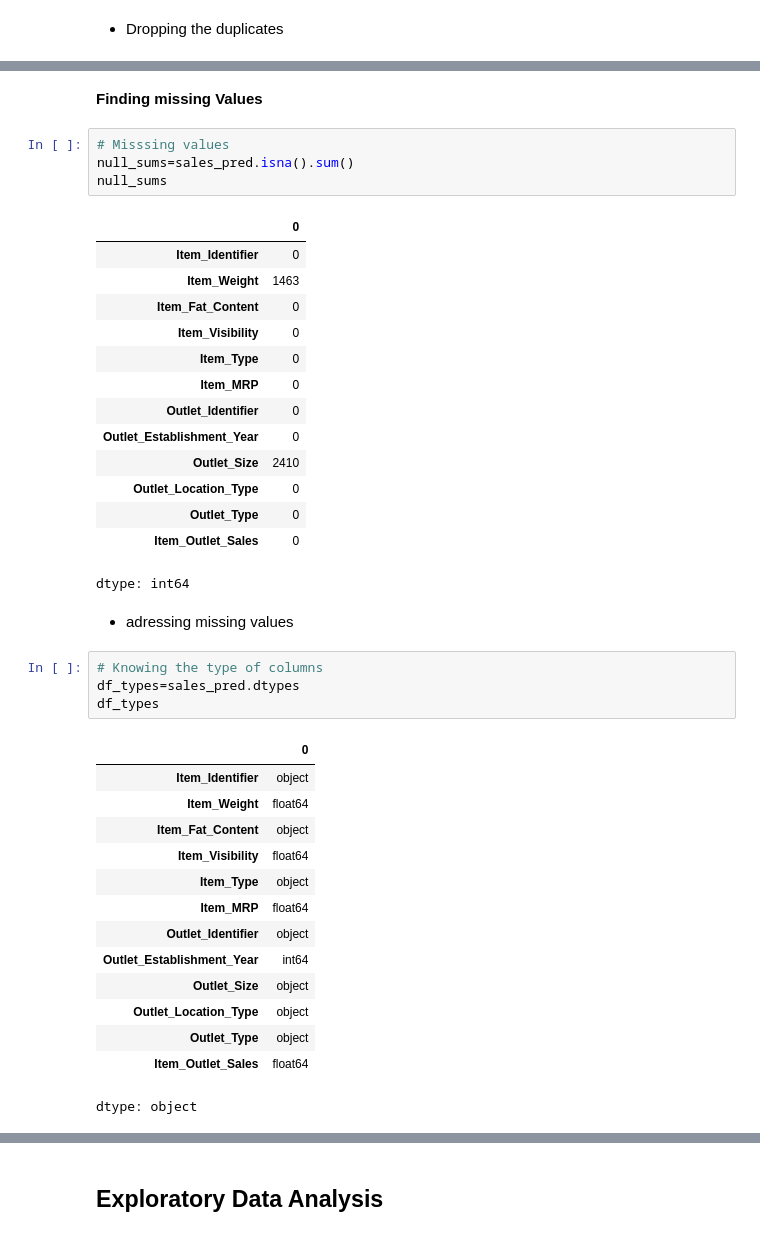
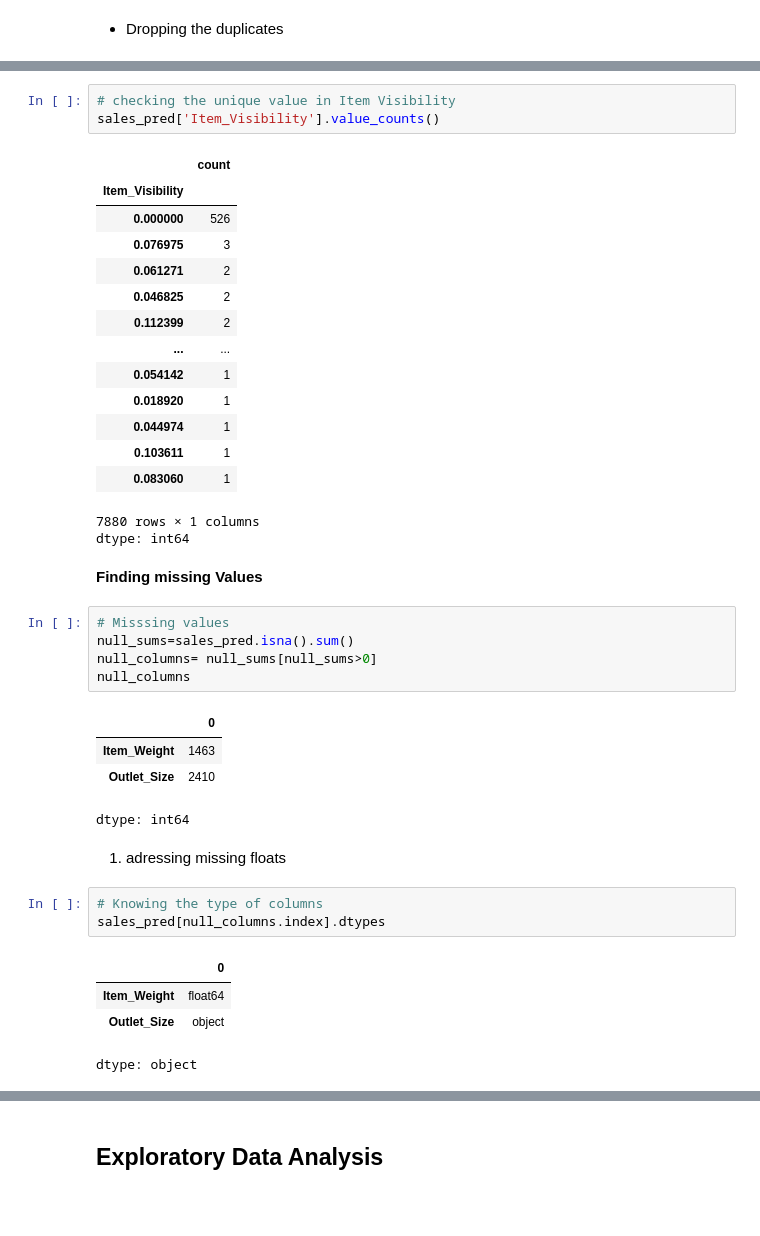
Before and after one commit to Khalil-Salama/Prediction-of-Product-Sales, a Jupyter notebook: Prediction_of_Product_Sales.ipynb, the cells around one changed output, grey strips where cells are left out. Saved outputs shown, nothing was run; the diff lists cells and outputs as text; blank space fills up the shorter version.

```diff
--- a/Prediction_of_Product_Sales.ipynb
+++ b/Prediction_of_Product_Sales.ipynb
@@ -118,44 +152,43 @@ np.int64(0)
+# %%
+# checking the unique value in Item Visibility
+sales_pred['Item_Visibility'].value_counts()
+# %% [output]
+|  | count |
+| Item_Visibility |  |
+| 0.000000 | 526 |
+| 0.076975 | 3 |
+| 0.061271 | 2 |
+| 0.046825 | 2 |
+| 0.112399 | 2 |
+| ... | ... |
+| 0.054142 | 1 |
+| 0.018920 | 1 |
+| 0.044974 | 1 |
+| 0.103611 | 1 |
+| 0.083060 | 1 |
+7880 rows × 1 columns
+dtype: int64
 # %% [markdown]
 **Finding missing Values**
 # %%
 # Misssing values
 null_sums=sales_pred.isna().sum()
-null_sums
+null_columns= null_sums[null_sums>0]
+null_columns
 # %% [output]
 |  | 0 |
-| Item_Identifier | 0 |
 | Item_Weight | 1463 |
-| Item_Fat_Content | 0 |
-| Item_Visibility | 0 |
-| Item_Type | 0 |
-| Item_MRP | 0 |
-| Outlet_Identifier | 0 |
-| Outlet_Establishment_Year | 0 |
 | Outlet_Size | 2410 |
-| Outlet_Location_Type | 0 |
-| Outlet_Type | 0 |
-| Item_Outlet_Sales | 0 |
 dtype: int64
 # %% [markdown]
-- adressing missing values
+ 1) adressing missing floats
 # %%
 # Knowing the type of columns
-df_types=sales_pred.dtypes
-df_types
+sales_pred[null_columns.index].dtypes
 # %% [output]
 |  | 0 |
-| Item_Identifier | object |
 | Item_Weight | float64 |
-| Item_Fat_Content | object |
-| Item_Visibility | float64 |
-| Item_Type | object |
-| Item_MRP | float64 |
-| Outlet_Identifier | object |
-| Outlet_Establishment_Year | int64 |
 | Outlet_Size | object |
-| Outlet_Location_Type | object |
-| Outlet_Type | object |
-| Item_Outlet_Sales | float64 |
 dtype: object
 # %%
 # adressing the nulls in Float
```
Also changed, not shown: parts of 24 cells of this notebook.
